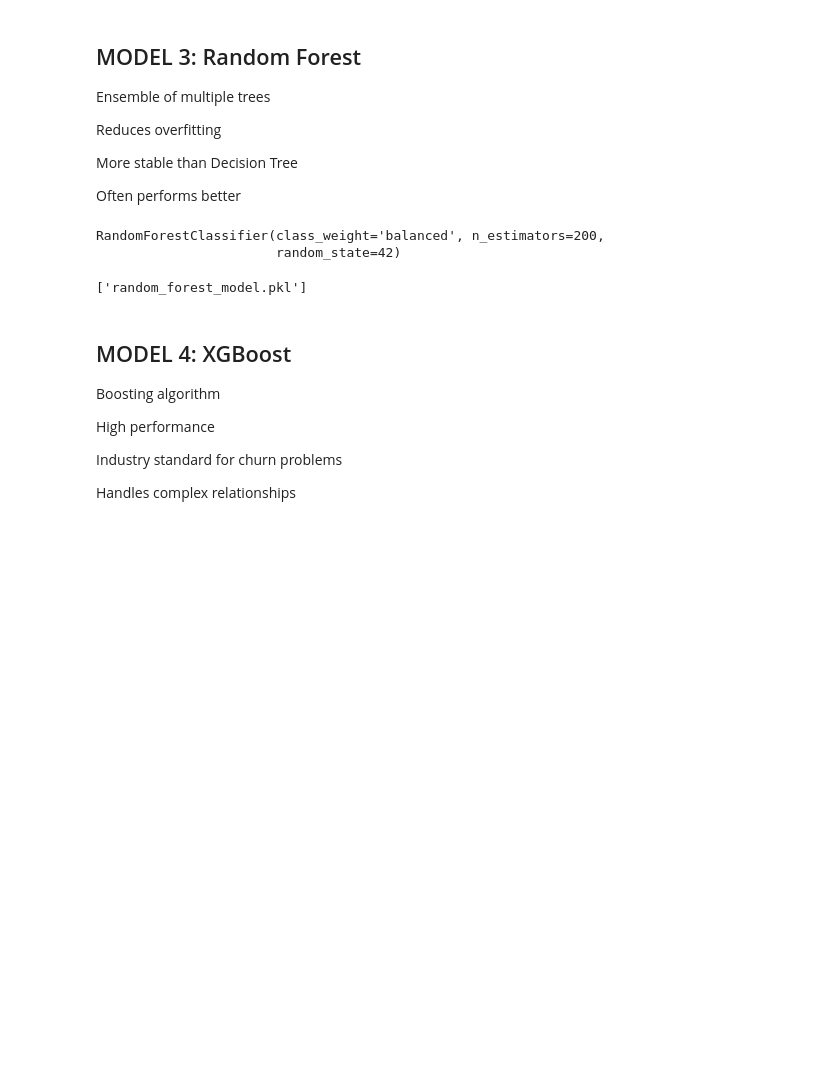
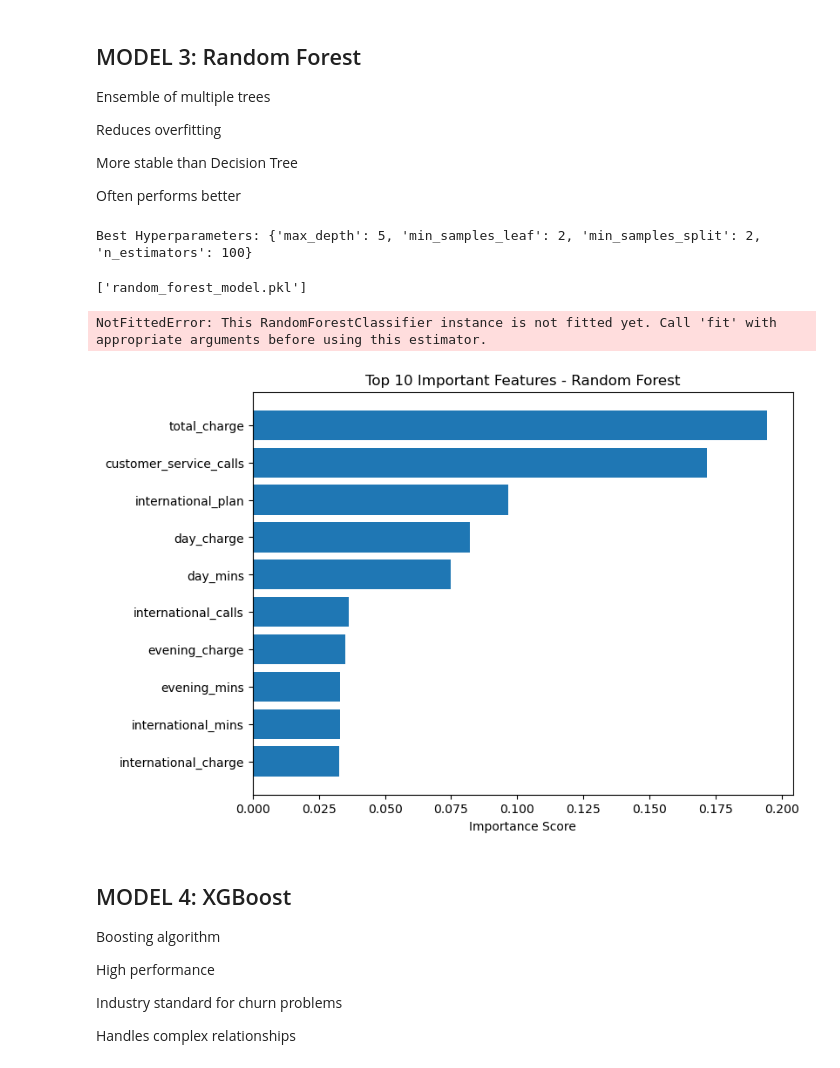
Before and after one commit to sukhadak11/Telecommunications_Churn, a Jupyter notebook: project_1.ipynb, the cells around one changed output. Cells and saved outputs as stored; diff of their text form; code cells hidden in the pictures; blank space fills up the shorter version.

Commit message:
Model Evaluation

```diff
--- a/project_1.ipynb
+++ b/project_1.ipynb
@@ -453,12 +504,55 @@ rf_model = RandomForestClassifier(
-# %%
-rf_model.fit(X_train, y_train)
-# %% [output]
-RandomForestClassifier(class_weight='balanced', n_estimators=200,
-                       random_state=42)
+# %%
+from sklearn.ensemble import RandomForestClassifier
+
+param_grid_rf = {
+    'n_estimators': [100, 200],
+    'max_depth': [None, 5, 10],
+    'min_samples_split': [2, 5],
+    'min_samples_leaf': [1, 2]
+}
+
+rf_model = RandomForestClassifier(class_weight='balanced', random_state=42)
+
+grid_rf = GridSearchCV(
+    rf_model,
+    param_grid_rf,
+    cv=5,
+    scoring='roc_auc',
+    n_jobs=-1
+)
+
+grid_rf.fit(X_train, y_train)
+
+best_rf = grid_rf.best_estimator_
+print("Best Hyperparameters:", grid_rf.best_params_)
+# %% [output]
+Best Hyperparameters: {'max_depth': 5, 'min_samples_leaf': 2, 'min_samples_split': 2, 'n_estimators': 100}
 # %%
 joblib.dump(rf_model, "random_forest_model.pkl")
 # %% [output]
 ['random_forest_model.pkl']
+# %%
+import pandas as pd
+
+importance_rf = pd.DataFrame({
+    'Feature': X.columns,
+    'Importance': rf_model.feature_importances_
+}).sort_values(by='Importance', ascending=False)
+
+importance_rf.head(10)
+# %% [output]
+NotFittedError: This RandomForestClassifier instance is not fitted yet. Call 'fit' with appropriate arguments before using this estimator.
+# %%
+import matplotlib.pyplot as plt
+
+plt.figure(figsize=(8,6))
+plt.barh(importance_rf['Feature'][:10], importance_rf['Importance'][:10])
+plt.gca().invert_yaxis()
+plt.title("Top 10 Important Features - Random Forest")
+plt.xlabel("Importance Score")
+plt.show()
+# %% [output]
+[figure, added]
 # %% [markdown]
 ## MODEL 4: XGBoost
 
```
Also changed, not shown: parts of 49 cells of this notebook, 5 other files.
